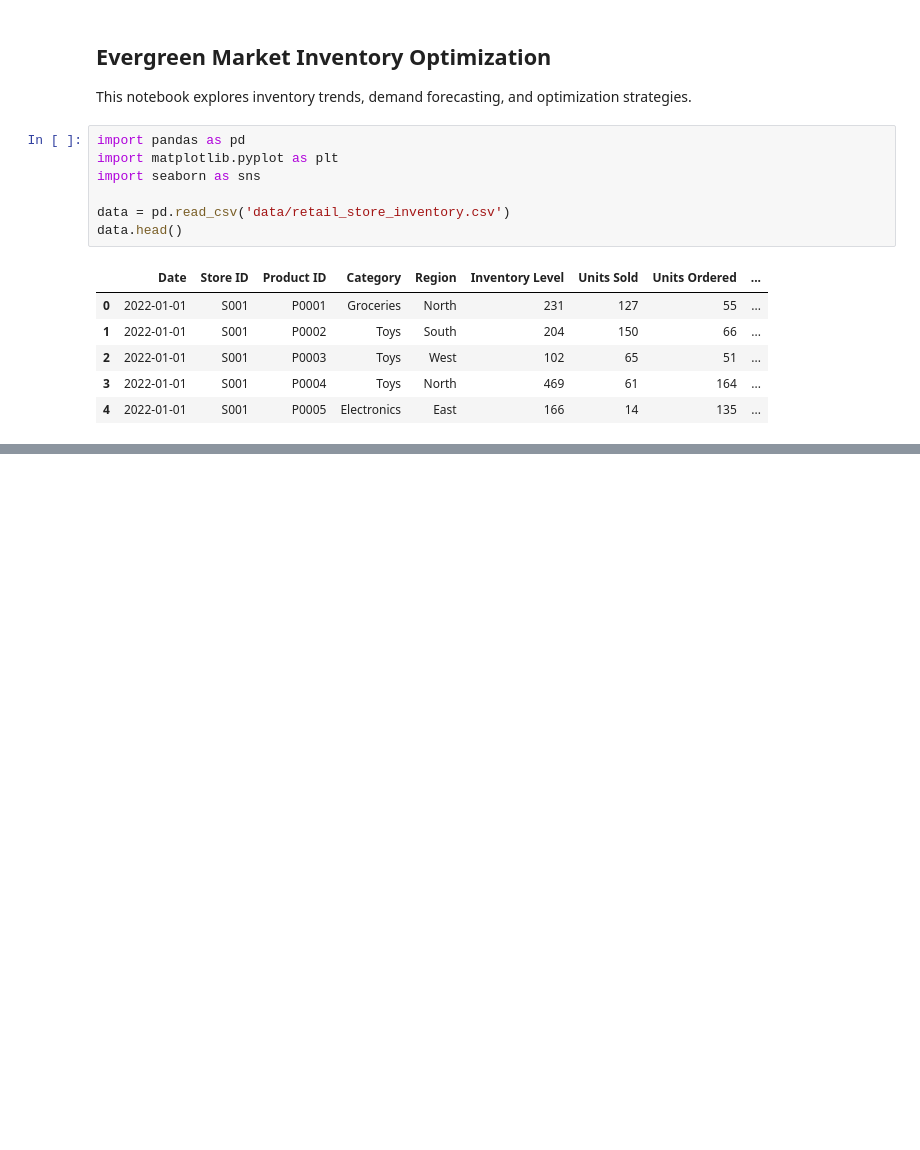
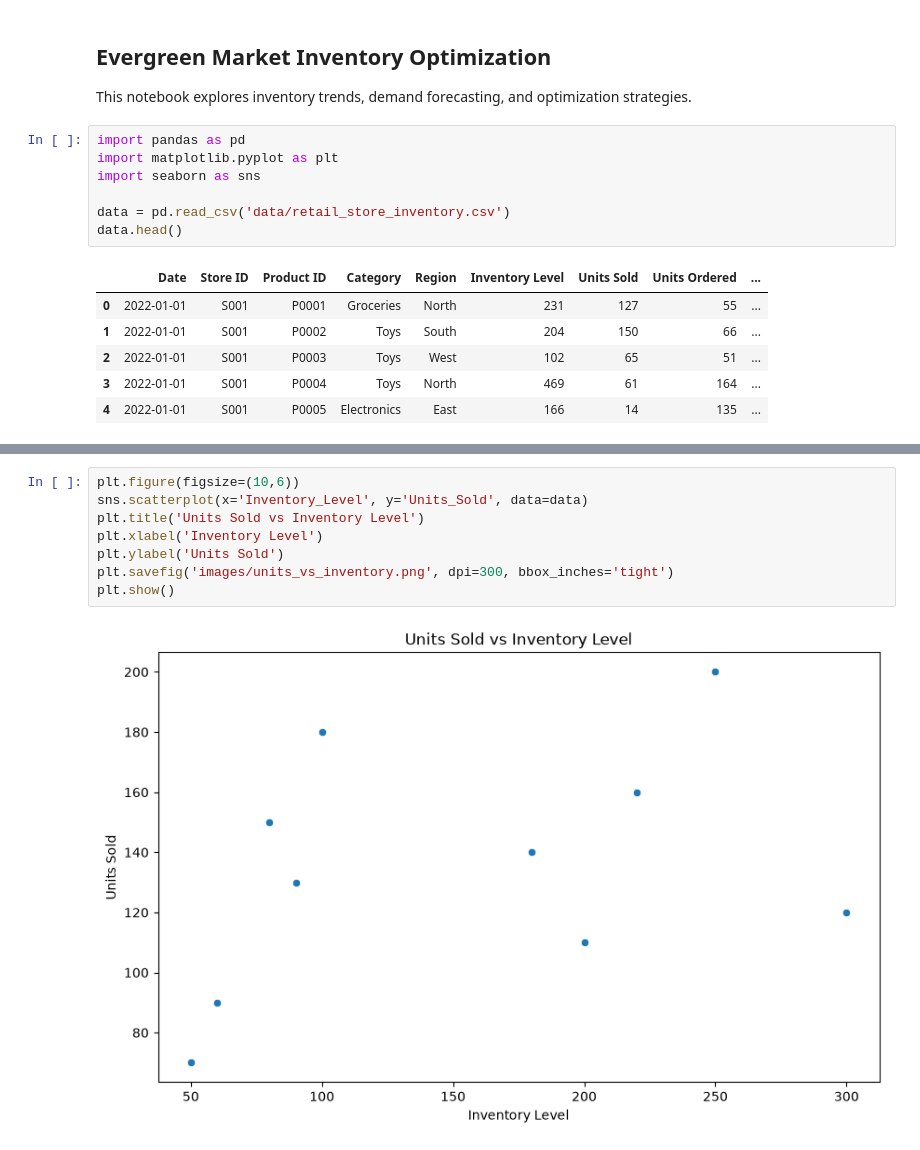
Before and after one commit to RyanBruno1/Evergreen-Market-Inventory-Analysis, a Jupyter notebook: Evergreen_Market_Analysis.ipynb, the cells around one changed output, grey strips where cells are left out. Drawn from its saved outputs; the diff is of its cells as text; blank space fills up the shorter version.

```diff
--- a/Evergreen_Market_Analysis.ipynb
+++ b/Evergreen_Market_Analysis.ipynb
@@ -17,0 +53,10 @@ data.head()
+# %%
+plt.figure(figsize=(10,6))
+sns.scatterplot(x='Inventory_Level', y='Units_Sold', data=data)
+plt.title('Units Sold vs Inventory Level')
+plt.xlabel('Inventory Level')
+plt.ylabel('Units Sold')
+plt.savefig('images/units_vs_inventory.png', dpi=300, bbox_inches='tight')
+plt.show()
+# %% [output]
+[figure, added]
```
Also changed, not shown: parts of 7 cells of this notebook, 6 other files.
